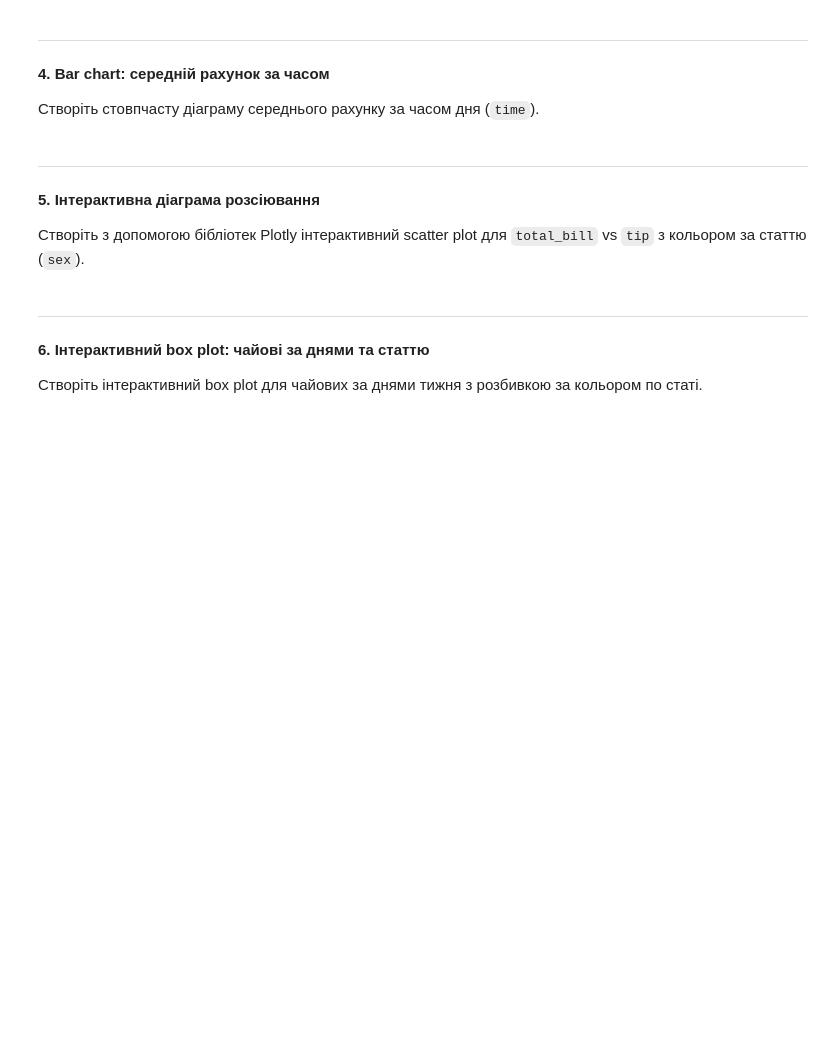
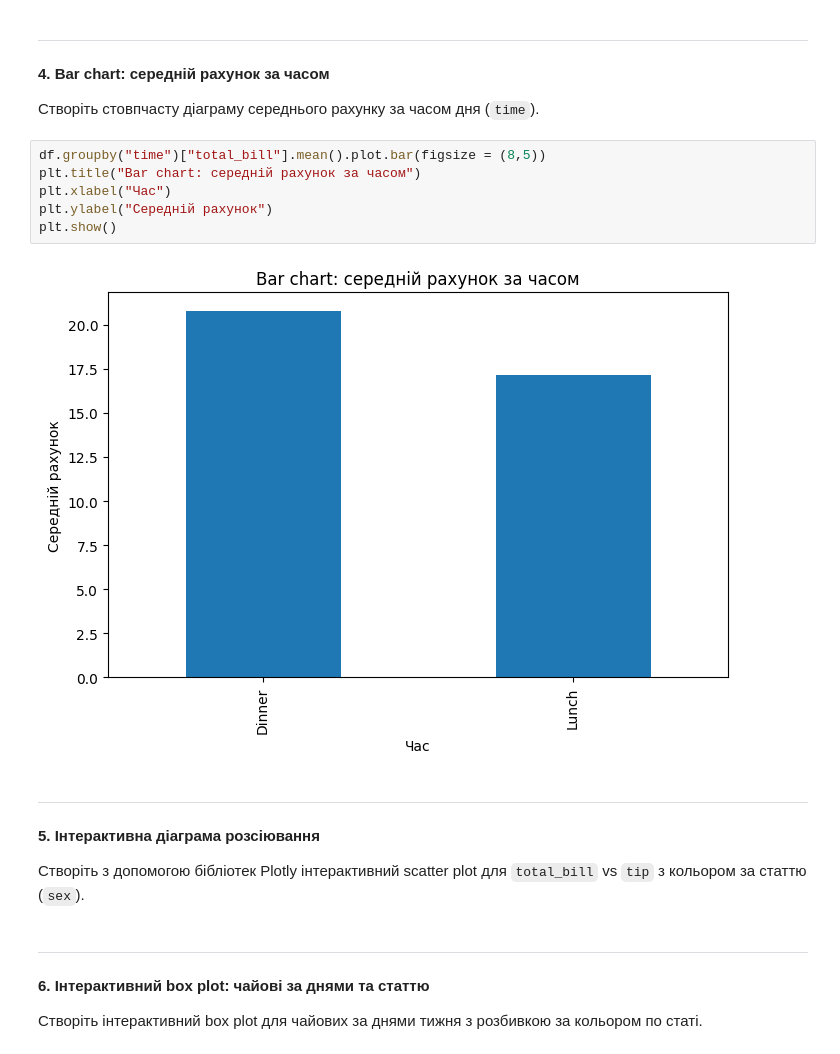
Before and after one commit to tarazevych/HW_for_Python, a Jupyter notebook: HW9_Data_Visualization.ipynb, the cells around one changed output. Saved outputs shown, nothing was run; the diff lists cells and outputs as text; blank space fills up the shorter version.

```diff
--- a/HW9_Data_Visualization.ipynb
+++ b/HW9_Data_Visualization.ipynb
@@ -58,6 +76,14 @@ plt.show()
 **4. Bar chart: середній рахунок за часом**
 
 Створіть стовпчасту діаграму середнього рахунку за часом дня (`time`).
+# %%
+df.groupby("time")["total_bill"].mean().plot.bar(figsize = (8,5))
+plt.title("Bar chart: середній рахунок за часом")
+plt.xlabel("Час")
+plt.ylabel("Середній рахунок")
+plt.show()
+# %% [output]
+[figure, added]
 # %% [markdown]
 ---
 
```
Also changed, not shown: parts of 2 cells of this notebook.
